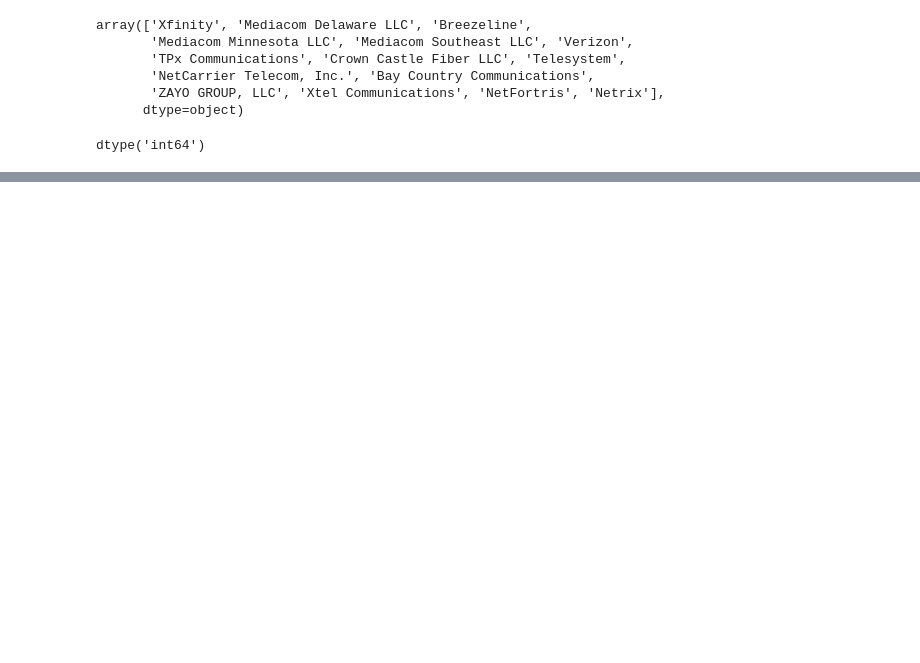
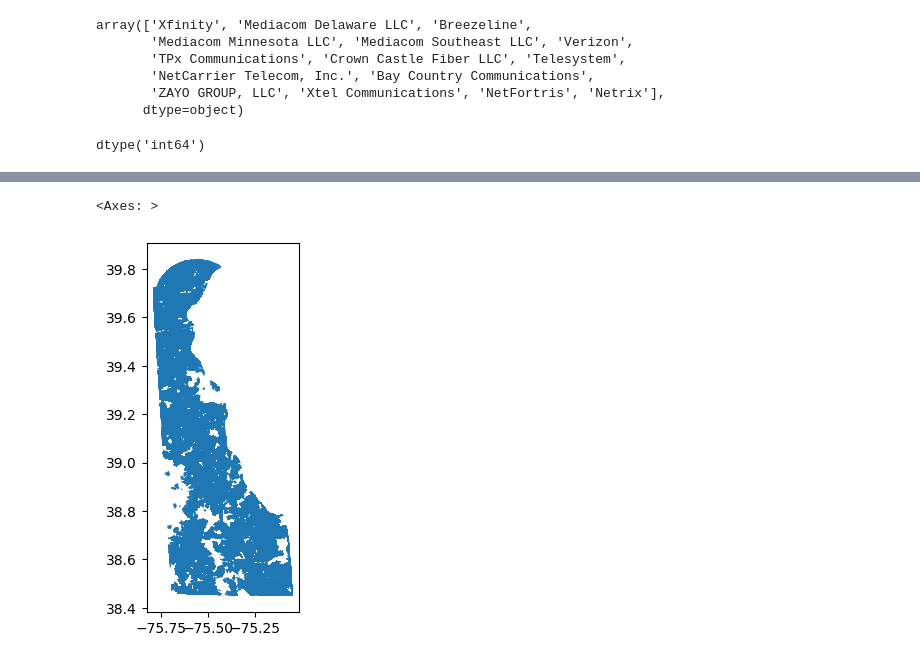
Before and after one commit to ReidelVichot/DE_CAI_broadband, a Jupyter notebook: MergingDataset.ipynb, the cells around one changed output, grey strips where cells are left out. Saved outputs shown, nothing was run; the diff lists cells and outputs as text; code cells hidden in the pictures; blank space fills up the shorter version.

```diff
--- a/MergingDataset.ipynb
+++ b/MergingDataset.ipynb
@@ -115,3 +137,3 @@ dtype('int64')
 # %%
 #-- merge new dataset with geopandas using block_geoid as connector
-connection.merge(ct, left_on="block_geoid", right_on="GEOID20")
+connection_shp = connection.merge(ct, left_on="block_geoid", right_on="GEOID20")
@@ -131,0 +140,7 @@ connection.merge(ct, left_on="block_geoid", right_on="GEOID20")
+# %%
+connection_shp = gpd.GeoDataFrame(connection_shp, crs="EPSG:4269")
+# %%
+connection_shp.plot()
+# %% [output]
+<Axes: >
+[figure, added]
```
Also changed, not shown: parts of 5 cells of this notebook.
